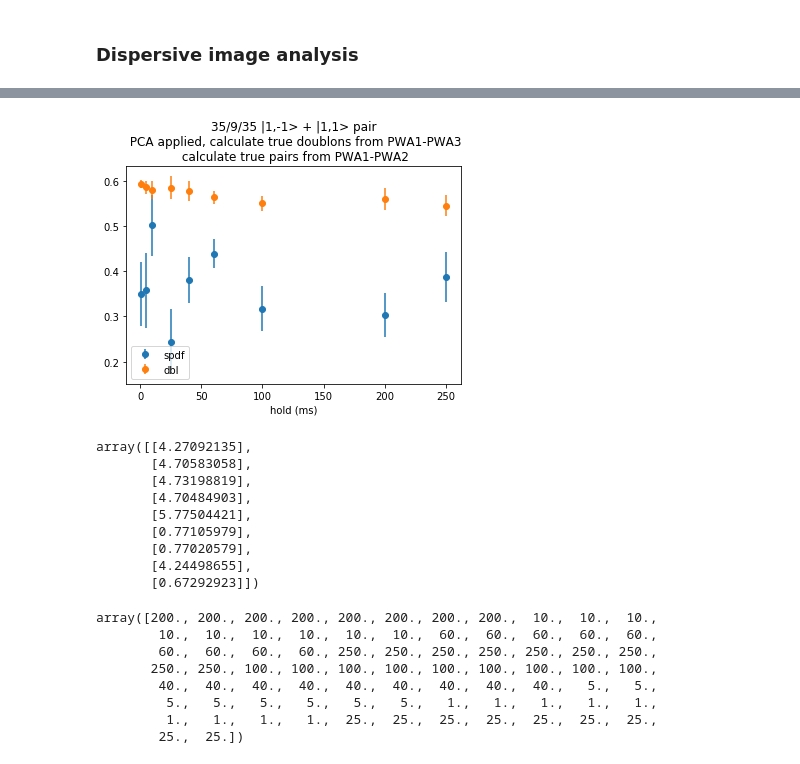
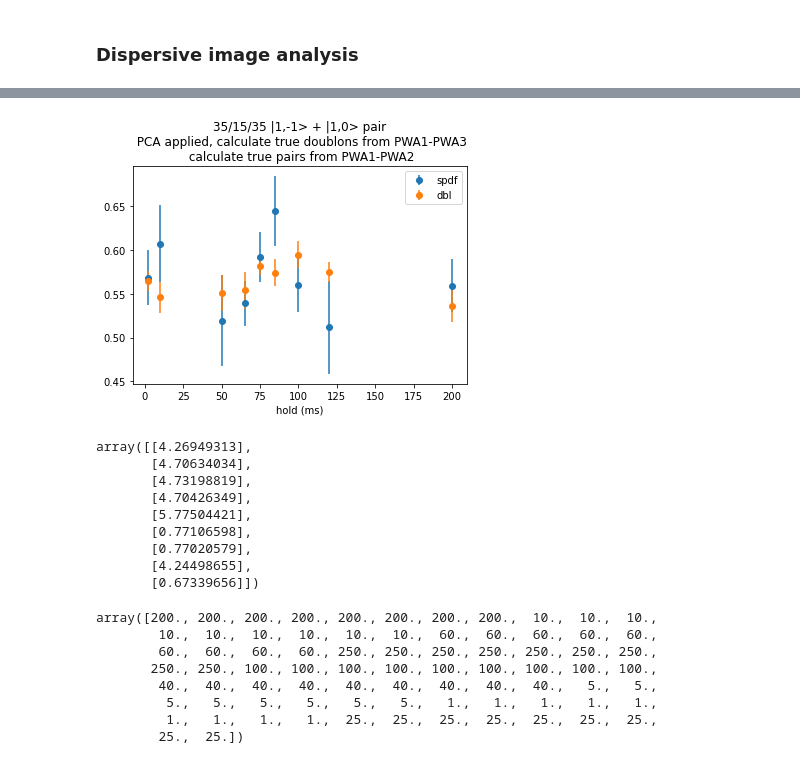
Before and after one commit to woochangchung/bec4py, a Jupyter notebook: bec4_image_analysis_V3.ipynb, the cells around one changed output, grey strips where cells are left out. Saved outputs shown, nothing was run; the diff lists cells and outputs as text; code cells hidden in the pictures.

```diff
--- a/bec4_image_analysis_V3.ipynb
+++ b/bec4_image_analysis_V3.ipynb
@@ -13,5 +12,5 @@ importlib.reload(bec4lib)
 # %%
-ids = np.arange(389531,389611+1)
+ids = np.arange(389799,389879+1)
 imgs = bec4lib.queryImages(ids)
 camInfo = bec4lib.queryImageSize(ids)
 imgs = np.vstack(imgs)
@@ -135,3 +127,10 @@ array([[13.39870937],
 dbls = (dat.pwa[:,0,:,:]-dat.pwa[:,2,:,:])/((dat.pwoa[:,0,:,:]+dat.pwoa[:,2,:,:])/2 - dat.dark[:,0,:,:])
 alls = (dat.pwa[:,0]-dat.pwoa[:,0])/(dat.pwoa[:,0]-dat.dark[:,0])
 pairs = (dat.pwa[:,0,:,:]-dat.pwa[:,1,:,:])/((dat.pwoa[:,0,:,:]+dat.pwoa[:,1,:,:])/2 - dat.dark[:,0,:,:])
+
+xmin, xmax = 20, 50
+ymin, ymax = 20, 50
+
+alls = alls[:, ymin:ymax, xmin:xmax]
+dbls = dbls[:, ymin:ymax, xmin:xmax]
+pairs = pairs[:, ymin:ymax, xmin:xmax]
@@ -151,25 +155,25 @@ ncount_array = np.hstack([ncount_all,ncount_pairs,ncount_dbl])
 # %%
 spdf_dat = bec4lib.spdf_jackknife(scan_var,ncount_array,flag=2)
 plt.errorbar(np.unique(scan_var),spdf_dat[:,1,0],yerr = spdf_dat[:,1,1],fmt='o',label='spdf')
 plt.errorbar(np.unique(scan_var),spdf_dat[:,0,0],yerr = spdf_dat[:,0,1],fmt='o',label="dbl")
 plt.xlabel("hold (ms)")
 plt.legend()
-plt.title("35/9/35 |1,-1> + |1,1> pair\n PCA applied, calculate true doublons from PWA1-PWA3\n calculate true pairs from PWA1-PWA2")
+plt.title("35/15/35 |1,-1> + |1,0> pair\n PCA applied, calculate true doublons from PWA1-PWA3\n calculate true pairs from PWA1-PWA2")
 plt.savefig("preliminary_positive-u_v3.png")
 # %% [output]
-[figure, old version]
+[figure, new version]
 # %%
 ncount_pairs[scan_var==1]
 # %% [output]
-array([[4.27092135],
-       [4.70583058],
+array([[4.26949313],
+       [4.70634034],
        [4.73198819],
-       [4.70484903],
+       [4.70426349],
        [5.77504421],
-       [0.77105979],
+       [0.77106598],
        [0.77020579],
        [4.24498655],
-       [0.67292923]])
+       [0.67339656]])
 # %%
 scan_var
 # %% [output]
```
Also changed, not shown: parts of 13 cells of this notebook, 1 other file.
